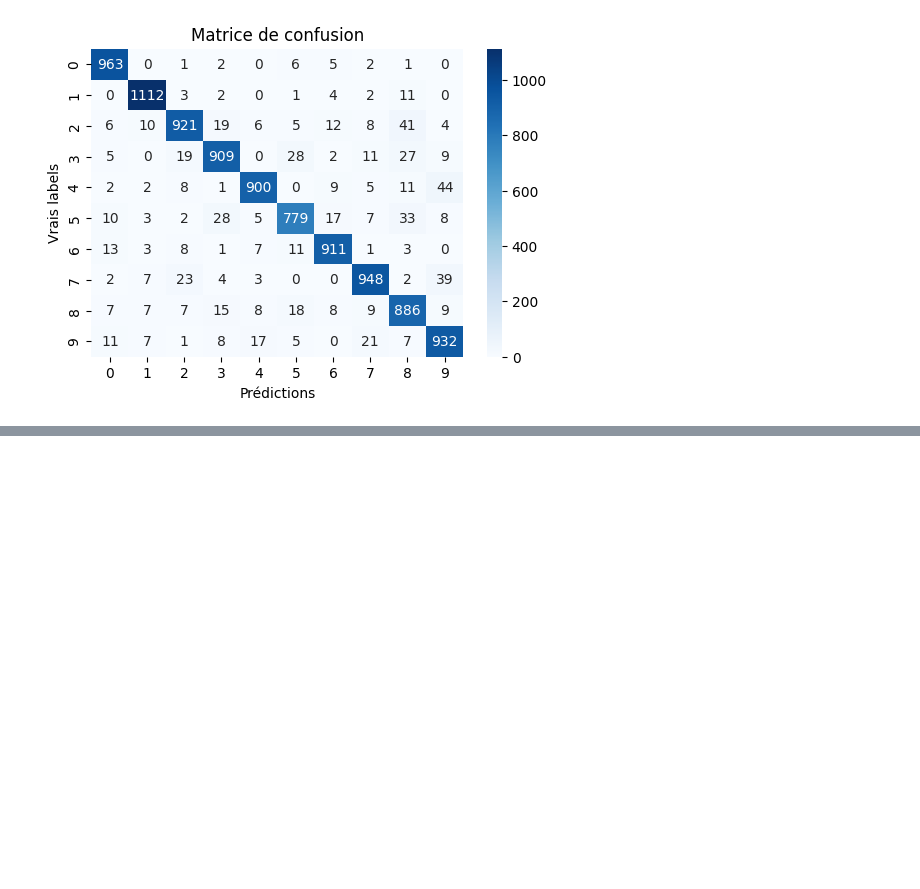
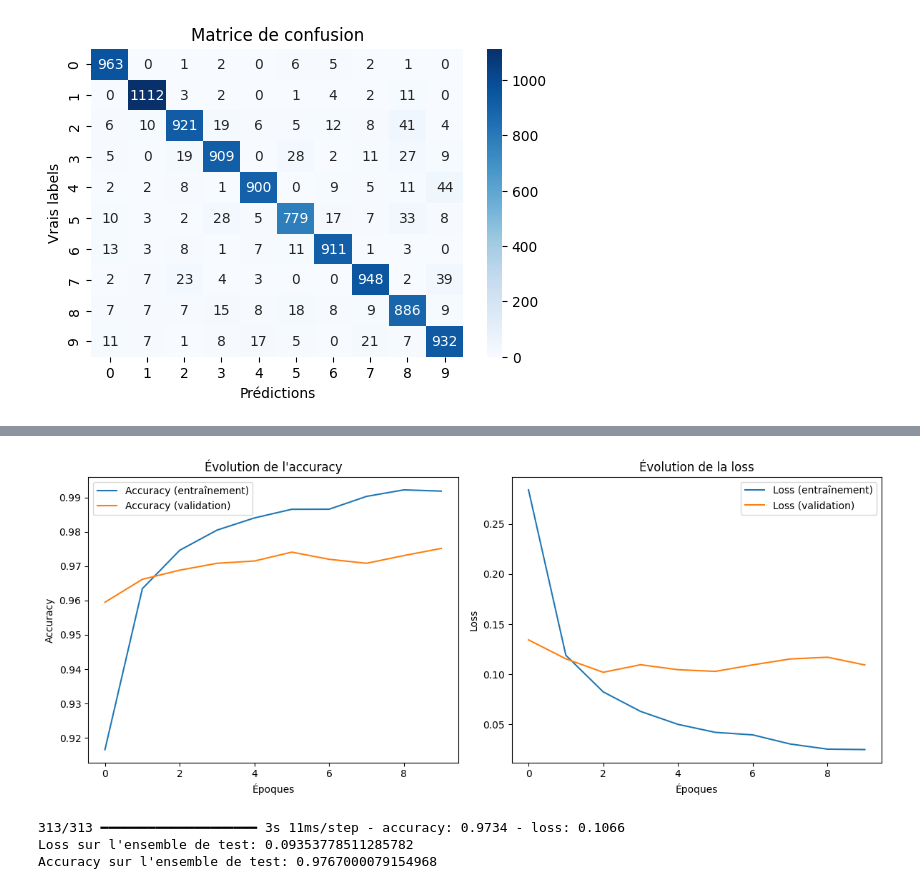
Before and after one commit to yacinbaltagi/DeepLearning-BALTAGI-ALI, a Jupyter notebook: code-BALTAGI-ALI.ipynb, the cells around one changed output, grey strips where cells are left out. Cells and saved outputs as stored; diff of their text form; code cells hidden in the pictures; blank space fills up the shorter version.

```diff
--- a/code-BALTAGI-ALI.ipynb
+++ b/code-BALTAGI-ALI.ipynb
@@ -220,0 +422,10 @@ plt.show()
+# %%
+# Création du modèle à trois couches
+modele_3_couches = Sequential([
+    Dense(128, activation='relu', input_shape=(784,)),  # 1ere
+    Dense(64, activation='relu'),  # 2eme
+    Dense(32, activation='relu'),  # 3eme
+    Dense(10, activation='softmax')  # Couche de sortie
+], name="modele_3_couches")
+
+modele_3_couches.summary()
@@ -220,0 +448,38 @@ plt.show()
+# %%
+# Compilation du modèle à trois couches
+modele_3_couches.compile(
+    optimizer='adam',
+    loss='categorical_crossentropy',
+    metrics=['accuracy']
+)
+# %%
+# Entraînement du modèle à trois couches
+history_3_couches = modele_3_couches.fit(
+    train_images_flat,
+    train_labels_categorical,
+    epochs=10,
+    validation_split=0.2,
+    batch_size=32
+)
+
+plt.figure(figsize=(12, 5))
+
+plt.subplot(1, 2, 1)
+plt.plot(history_3_couches.history['accuracy'], label='Accuracy (entraînement)')
+plt.plot(history_3_couches.history['val_accuracy'], label='Accuracy (validation)')
+plt.title('Évolution de l\'accuracy')
+plt.xlabel('Époques')
+plt.ylabel('Accuracy')
+plt.legend()
+
+plt.subplot(1, 2, 2)
+plt.plot(history_3_couches.history['loss'], label='Loss (entraînement)')
+plt.plot(history_3_couches.history['val_loss'], label='Loss (validation)')
+plt.title('Évolution de la loss')
+plt.xlabel('Époques')
+plt.ylabel('Loss')
+plt.legend()
+
+plt.tight_layout()
+plt.show()
+# %% [output]
@@ -220,0 +506,10 @@ plt.show()
+[figure, added]
+# %%
+test_loss_3_couches, test_accuracy_3_couches = modele_3_couches.evaluate(test_images_flat, test_labels_categorical)
+
+print(f'Loss sur l\'ensemble de test: {test_loss_3_couches}')
+print(f'Accuracy sur l\'ensemble de test: {test_accuracy_3_couches}')
+# %% [output]
+313/313 ━━━━━━━━━━━━━━━━━━━━ 3s 11ms/step - accuracy: 0.9734 - loss: 0.1066
+Loss sur l'ensemble de test: 0.09353778511285782
+Accuracy sur l'ensemble de test: 0.9767000079154968
```
Also changed, not shown: parts of 24 cells of this notebook.
